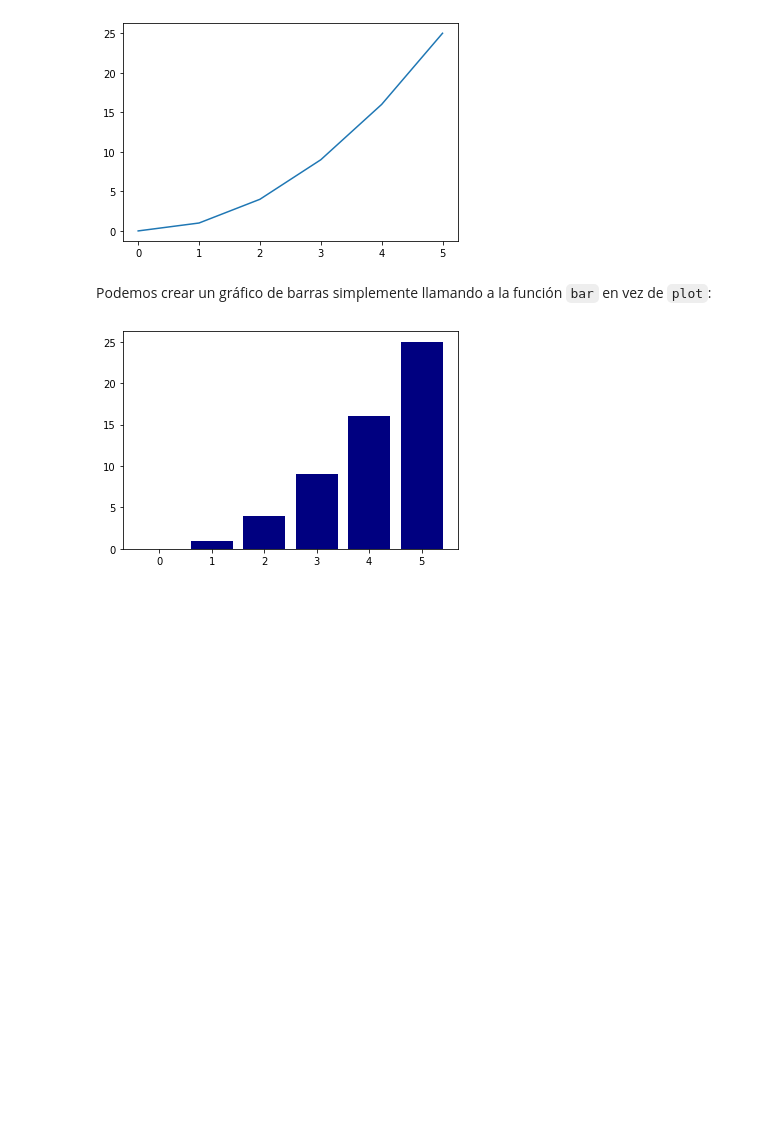
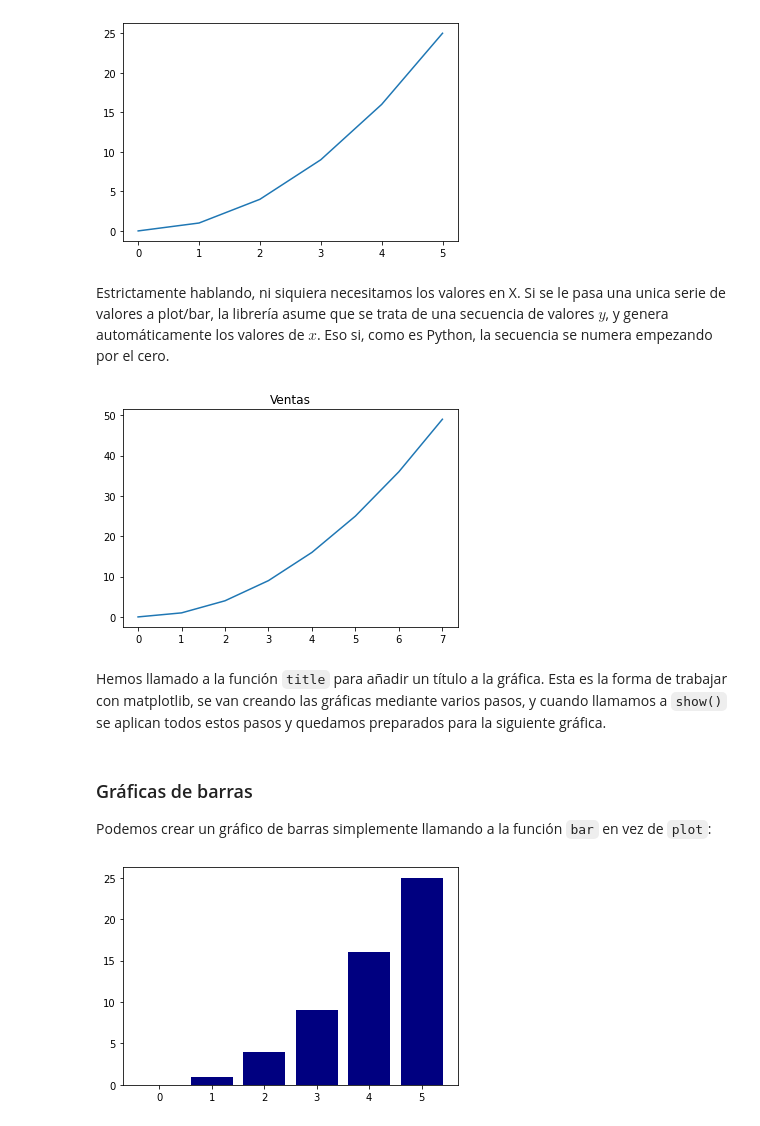
Before and after one commit to pythoncanarias/eoi, a Jupyter notebook: 05-libs/external/matplotlib/matplotlib.ipynb, the cells around one changed output. Drawn from its saved outputs; the diff is of its cells as text; code cells hidden in the pictures; blank space fills up the shorter version.

Commit message:
Improve docs on Fire, Pillow, matplotlib

```diff
--- a/05-libs/external/matplotlib/matplotlib.ipynb
+++ b/05-libs/external/matplotlib/matplotlib.ipynb
@@ -63,4 +54,19 @@ plt.show()  # Mostrar la imagen
+# %% [markdown]
+Estrictamente hablando, ni siquiera necesitamos los valores en X. Si se le pasa una unica serie de valores a plot/bar, la librería asume que se trata de una secuencia de valores $y$, y genera automáticamente los valores de $x$. Eso si, como es Python, la secuencia se numera empezando por el cero.
+# %%
+import matplotlib.pyplot as plt
+
+squares = [0,1,4,9,16,25, 36, 49]
+plt.plot(squares)
+plt.title("Ventas")
+plt.show()
+# %% [output]
+[figure, added]
+# %% [markdown]
+Hemos llamado a la función `title` para añadir un título a la gráfica. Esta es la forma de trabajar con matplotlib, se van creando las gráficas mediante varios pasos, y cuando llamamos a `show()` se aplican todos estos pasos y quedamos preparados para la siguiente gráfica.
 # %% [markdown]
+### Gráficas de barras
+
 Podemos crear un gráfico de barras simplemente llamando a la función `bar`
 en vez de `plot`:
 # %%
```
Also changed, not shown: parts of 23 cells of this notebook, 13 other files.
